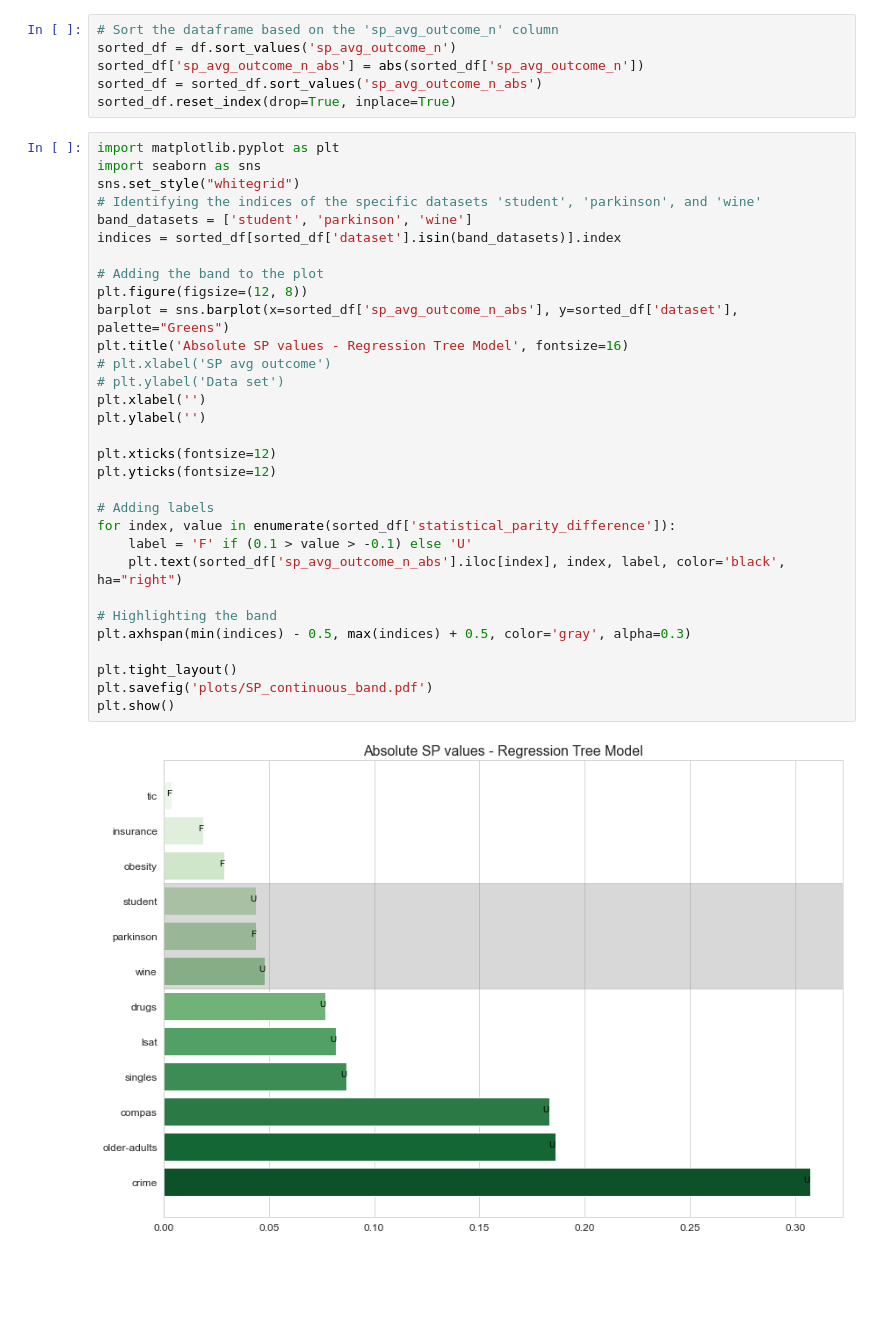
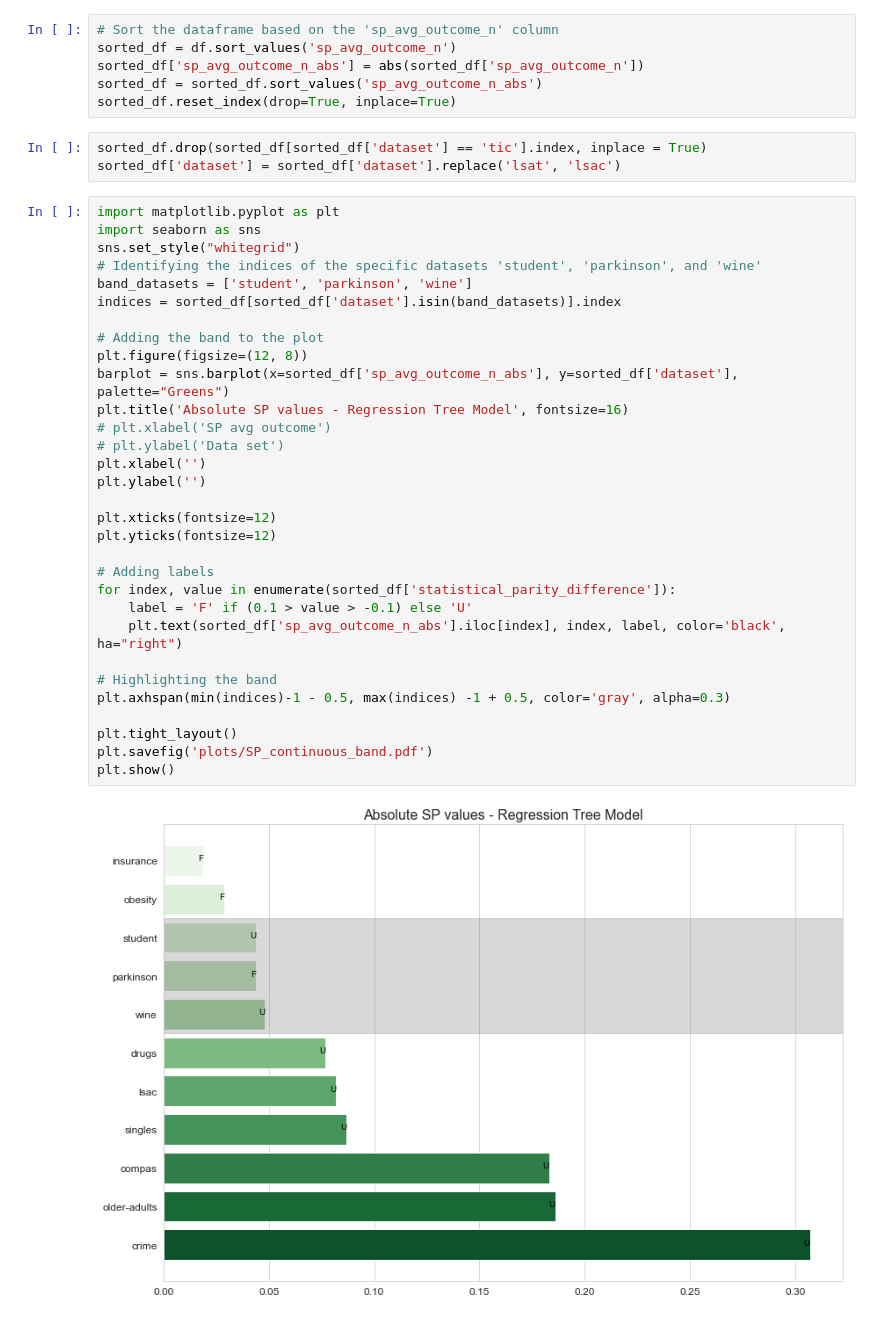
Before and after one commit to juliettm/fairness_in_regression, a Jupyter notebook: SP_comparison_plots.ipynb, the cells around one changed output. Cells and saved outputs as stored; diff of their text form; blank space fills up the shorter version.

Commit message:
final figures and datasets info

```diff
--- a/SP_comparison_plots.ipynb
+++ b/SP_comparison_plots.ipynb
@@ -361,36 +365,39 @@ sorted_df = df.sort_values('sp_avg_outcome_n')
 sorted_df['sp_avg_outcome_n_abs'] = abs(sorted_df['sp_avg_outcome_n'])
 sorted_df = sorted_df.sort_values('sp_avg_outcome_n_abs')
 sorted_df.reset_index(drop=True, inplace=True)
+# %%
+sorted_df.drop(sorted_df[sorted_df['dataset'] == 'tic'].index, inplace = True)
+sorted_df['dataset'] = sorted_df['dataset'].replace('lsat', 'lsac')
 # %%
 import matplotlib.pyplot as plt
 import seaborn as sns
 sns.set_style("whitegrid")
 # Identifying the indices of the specific datasets 'student', 'parkinson', and 'wine'
 band_datasets = ['student', 'parkinson', 'wine']
 indices = sorted_df[sorted_df['dataset'].isin(band_datasets)].index
 
 # Adding the band to the plot
 plt.figure(figsize=(12, 8))
 barplot = sns.barplot(x=sorted_df['sp_avg_outcome_n_abs'], y=sorted_df['dataset'], palette="Greens")
 plt.title('Absolute SP values - Regression Tree Model', fontsize=16)
 # plt.xlabel('SP avg outcome')
 # plt.ylabel('Data set')
 plt.xlabel('')
 plt.ylabel('')
 
 plt.xticks(fontsize=12)
 plt.yticks(fontsize=12)
 
 # Adding labels
 for index, value in enumerate(sorted_df['statistical_parity_difference']):
     label = 'F' if (0.1 > value > -0.1) else 'U'
     plt.text(sorted_df['sp_avg_outcome_n_abs'].iloc[index], index, label, color='black', ha="right")
 
 # Highlighting the band
-plt.axhspan(min(indices) - 0.5, max(indices) + 0.5, color='gray', alpha=0.3)
+plt.axhspan(min(indices)-1 - 0.5, max(indices) -1 + 0.5, color='gray', alpha=0.3)
 
 plt.tight_layout()
 plt.savefig('plots/SP_continuous_band.pdf')
 plt.show()
 # %% [output]
-[figure, old version]
+[figure, new version]
```
Also changed, not shown: parts of 6 cells of this notebook, 5 other files.
